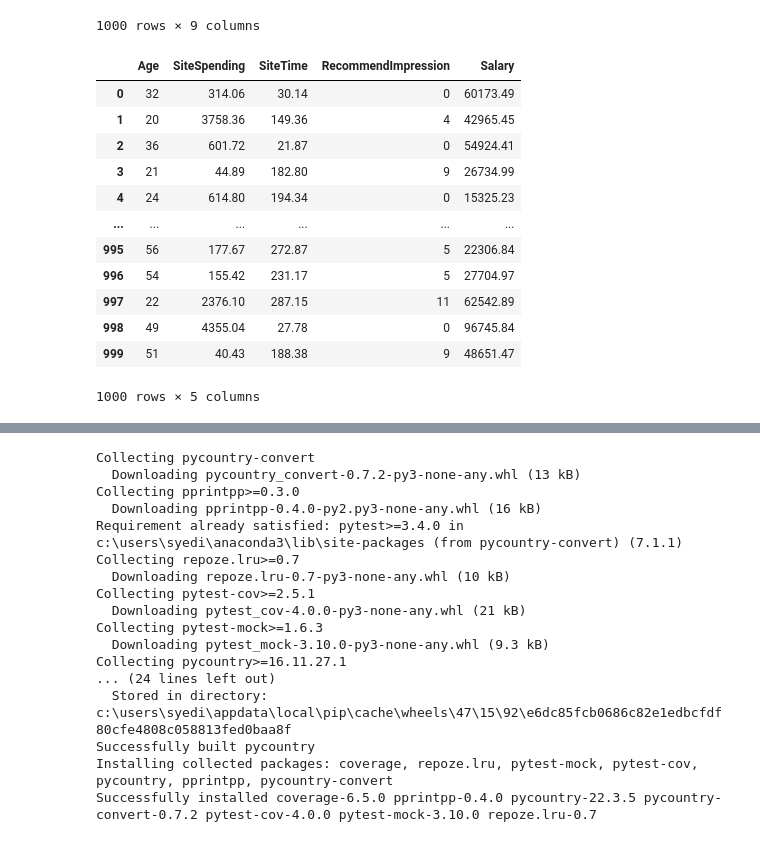
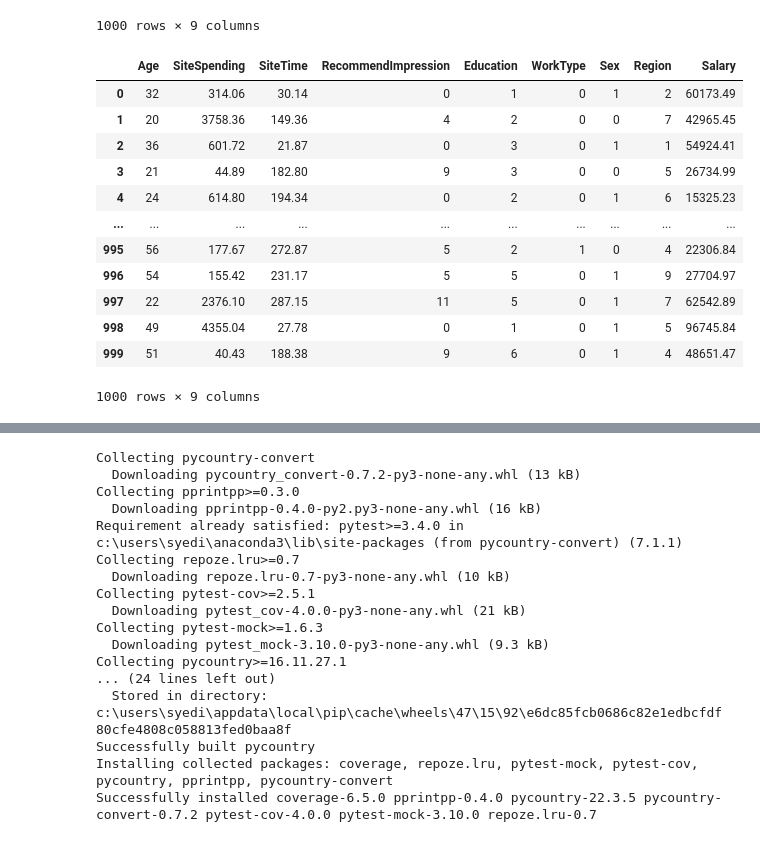
Before and after one commit to syedirfanx/revenue-forecasting, a Jupyter notebook: clustering.ipynb, the cells around one changed output, grey strips where cells are left out. Cells and saved outputs as stored; diff of their text form; code cells hidden in the pictures.

```diff
--- a/clustering.ipynb
+++ b/clustering.ipynb
@@ -18,24 +18,27 @@ data
 | 998 | 49 | 4355.04 | 27.78 | 0 | Degree | Private sector | Male | Northern Ireland | 96745.84 |
 | 999 | 51 | 40.43 | 188.38 | 9 | PhD | Private sector | Male | North West | 48651.47 |
 1000 rows × 9 columns
-# %%
-#feature variables
-x = data.drop(['Education'], axis=1)
-x = x.drop(['WorkType'], axis=1)
-x = x.drop(['Sex'], axis=1)
-x = x.drop(['Region'], axis=1)
-x
-# %% [output]
-|  | Age | SiteSpending | SiteTime | RecommendImpression | Salary |
-| 0 | 32 | 314.06 | 30.14 | 0 | 60173.49 |
-| 1 | 20 | 3758.36 | 149.36 | 4 | 42965.45 |
-| 2 | 36 | 601.72 | 21.87 | 0 | 54924.41 |
-| 3 | 21 | 44.89 | 182.80 | 9 | 26734.99 |
-| 4 | 24 | 614.80 | 194.34 | 0 | 15325.23 |
-| ... | ... | ... | ... | ... | ... |
-| 995 | 56 | 177.67 | 272.87 | 5 | 22306.84 |
-| 996 | 54 | 155.42 | 231.17 | 5 | 27704.97 |
-| 997 | 22 | 2376.10 | 287.15 | 11 | 62542.89 |
-| 998 | 49 | 4355.04 | 27.78 | 0 | 96745.84 |
-| 999 | 51 | 40.43 | 188.38 | 9 | 48651.47 |
-1000 rows × 5 columns
+# %%
+from sklearn import preprocessing
+le = preprocessing.LabelEncoder()
+
+
+data["Education"] = le.fit_transform(data['Education'])
+data["WorkType"] = le.fit_transform(data["WorkType"])
+data['Sex'] = le.fit_transform(data['Sex'])
+data['Region'] =  le.fit_transform(data['Region'])
+data
+# %% [output]
+|  | Age | SiteSpending | SiteTime | RecommendImpression | Education | WorkType | Sex | Region | Salary |
+| 0 | 32 | 314.06 | 30.14 | 0 | 1 | 0 | 1 | 2 | 60173.49 |
+| 1 | 20 | 3758.36 | 149.36 | 4 | 2 | 0 | 0 | 7 | 42965.45 |
+| 2 | 36 | 601.72 | 21.87 | 0 | 3 | 0 | 1 | 1 | 54924.41 |
+| 3 | 21 | 44.89 | 182.80 | 9 | 3 | 0 | 0 | 5 | 26734.99 |
+| 4 | 24 | 614.80 | 194.34 | 0 | 2 | 0 | 1 | 6 | 15325.23 |
+| ... | ... | ... | ... | ... | ... | ... | ... | ... | ... |
+| 995 | 56 | 177.67 | 272.87 | 5 | 2 | 1 | 0 | 4 | 22306.84 |
+| 996 | 54 | 155.42 | 231.17 | 5 | 5 | 0 | 1 | 9 | 27704.97 |
+| 997 | 22 | 2376.10 | 287.15 | 11 | 5 | 0 | 1 | 7 | 62542.89 |
+| 998 | 49 | 4355.04 | 27.78 | 0 | 1 | 0 | 1 | 5 | 96745.84 |
+| 999 | 51 | 40.43 | 188.38 | 9 | 6 | 0 | 1 | 4 | 48651.47 |
+1000 rows × 9 columns
```
Also changed, not shown: parts of 20 cells of this notebook.
